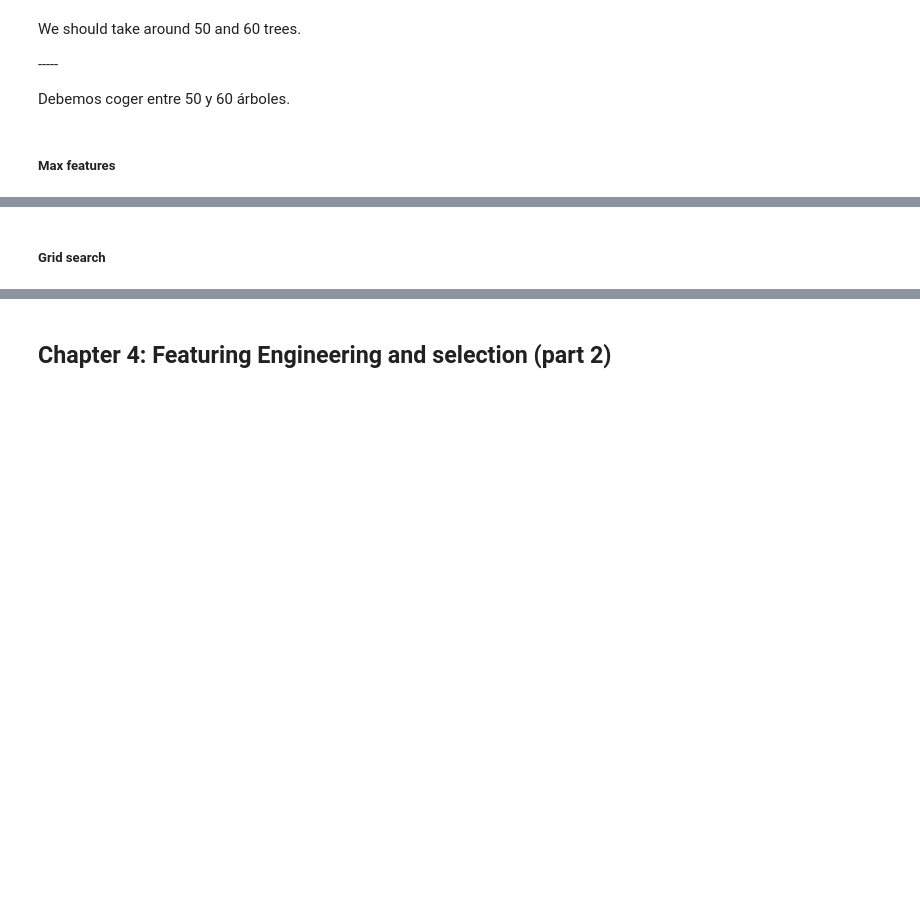
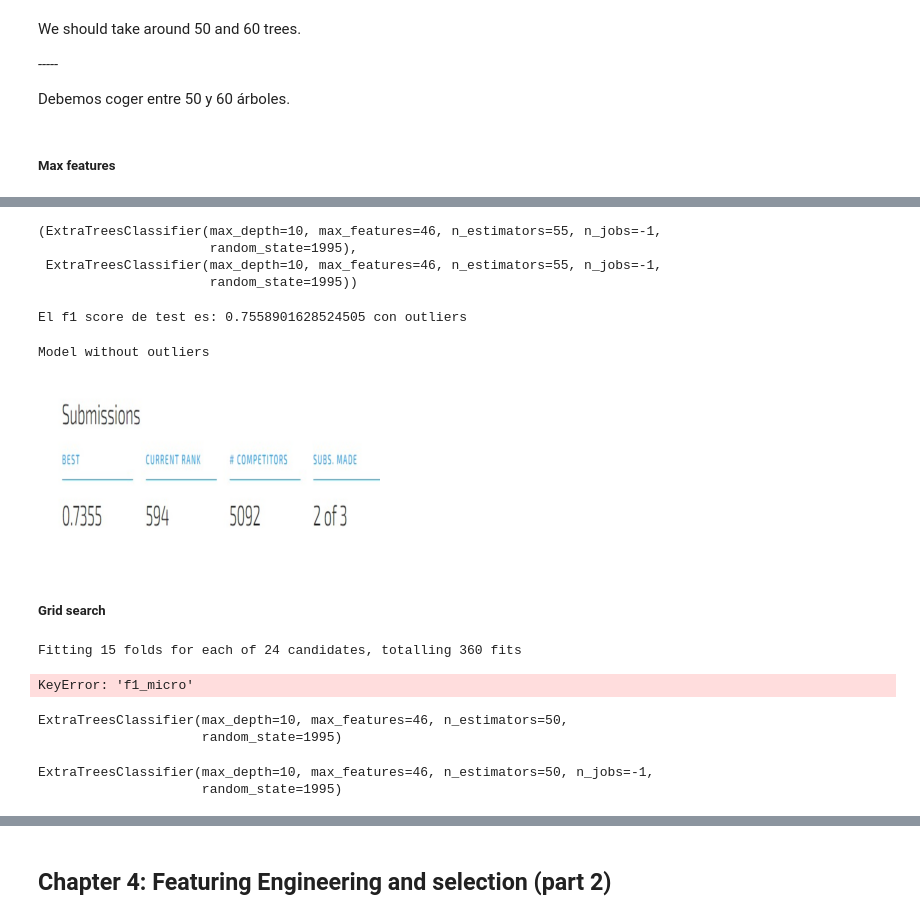
Before and after one commit to bereamanuel/Ritchter-s-predictors, a Jupyter notebook: jupyter/dataAnalisis.ipynb, the cells around one changed output, grey strips where cells are left out. Drawn from its saved outputs; the diff is of its cells as text; code cells hidden in the pictures; blank space fills up the shorter version.

Commit message:
model3

```diff
--- a/jupyter/dataAnalisis.ipynb
+++ b/jupyter/dataAnalisis.ipynb
@@ -1038,0 +1075,20 @@ print(f"Best value of n_estimators: {max_features_range[np.argmax(cv_scores)]}")
+# %%
+modeloSte.fit(X_train, y_train) , modeloSteOut.fit(X_trainO, y_trainO)
+# %% [output]
+(ExtraTreesClassifier(max_depth=10, max_features=46, n_estimators=55, n_jobs=-1,
+                      random_state=1995),
+ ExtraTreesClassifier(max_depth=10, max_features=46, n_estimators=55, n_jobs=-1,
+                      random_state=1995))
+# %%
+# Error de test del modelo inicial
+# ==============================================================================
+predicciones = modeloSte.predict(X = X_test)
+
+f1score1 = f1_score(
+        y_true  = y_test,
+        y_pred  = predicciones,
+        average = 'micro'
+       )
+print(f"El f1 score de test es: {f1score1} con outliers")
+# %% [output]
+El f1 score de test es: 0.7558901628524505 con outliers
@@ -1039,12 +1107,21 @@ print(f"Best value of n_estimators: {max_features_range[np.argmax(cv_scores)]}")
+# %%
+print("Model without outliers")
+pred_model1 = img_reshape_more('/prediccions/twoOut.jpg')
+plt.imshow(np.asarray(pred_model1))
+plt.axis('off')
+plt.show()
+# %% [output]
+Model without outliers
+[figure, added]
 # %% [markdown]
 ##### Grid search
 # %%
 # Grid de hiperparámetros evaluados
 # ==============================================================================
-param_grid = {'n_estimators': [55],
-              'max_features': [5, 7, 9],
-              'max_depth'   : [None, 20],
-              'criterion'   : ['gini', 'entropy']
+param_grid = {'n_estimators': [50,55,60],
+              'max_features': [46,None],
+              'max_depth'   : [None, 3,5,10],
+              'criterion'   : ['gini']
              }
 
 # Búsqueda por grid search con validación cruzada
@@ -1061,11 +1138,11 @@ grid = GridSearchCV(
        )
 
 grid.fit(X = X_train, y = y_train)
-
-# Resultados
-# ==============================================================================
-resultados = pd.DataFrame(grid.cv_results_)
-resultados.filter(regex = '(param*|mean_t|std_t)') \
-    .drop(columns = 'params') \
-    .sort_values('f1_micro', ascending = False) \
-    .head(4)
+# %% [output]
+Fitting 15 folds for each of 24 candidates, totalling 360 fits
+KeyError: 'f1_micro'
+# %%
+grid.best_estimator_
+# %% [output]
+ExtraTreesClassifier(max_depth=10, max_features=46, n_estimators=50,
+                     random_state=1995)
@@ -1071,0 +1157,5 @@ resultados.filter(regex = '(param*|mean_t|std_t)') \
+# %%
+modeloHyperOut.fit(X_trainO,y_trainO)
+# %% [output]
+ExtraTreesClassifier(max_depth=10, max_features=46, n_estimators=50, n_jobs=-1,
+                     random_state=1995)
```
Also changed, not shown: parts of 11 cells of this notebook, 4 other files.
